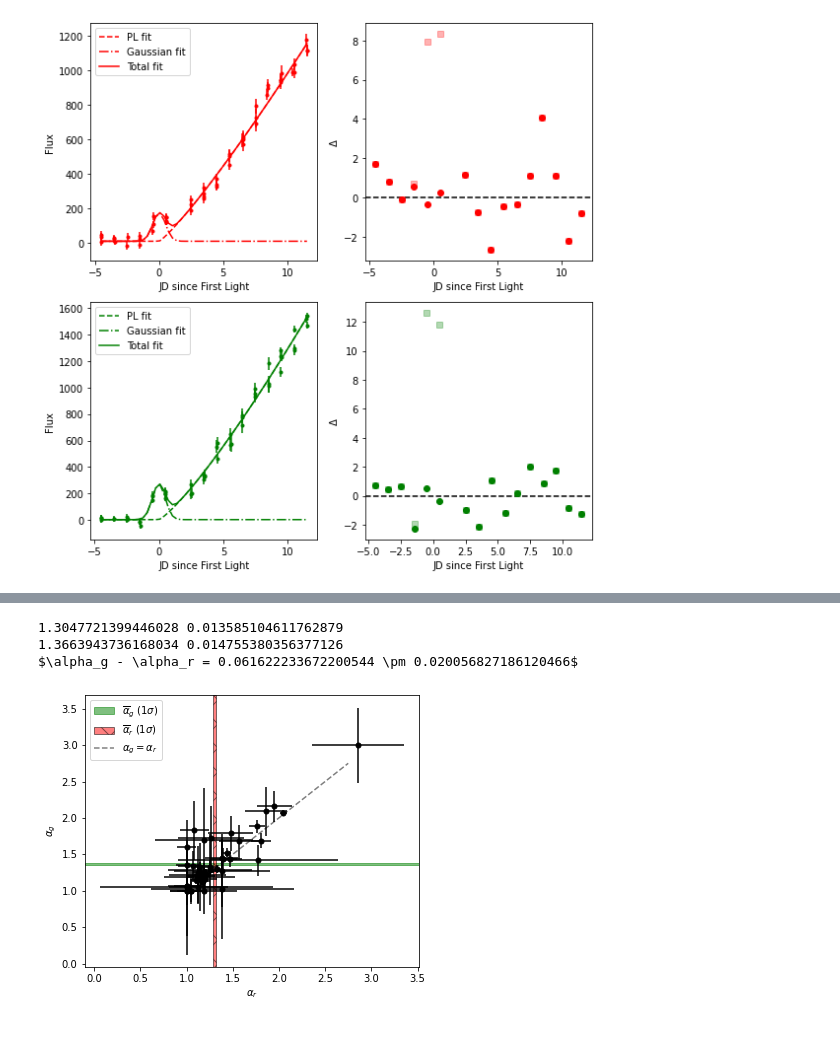
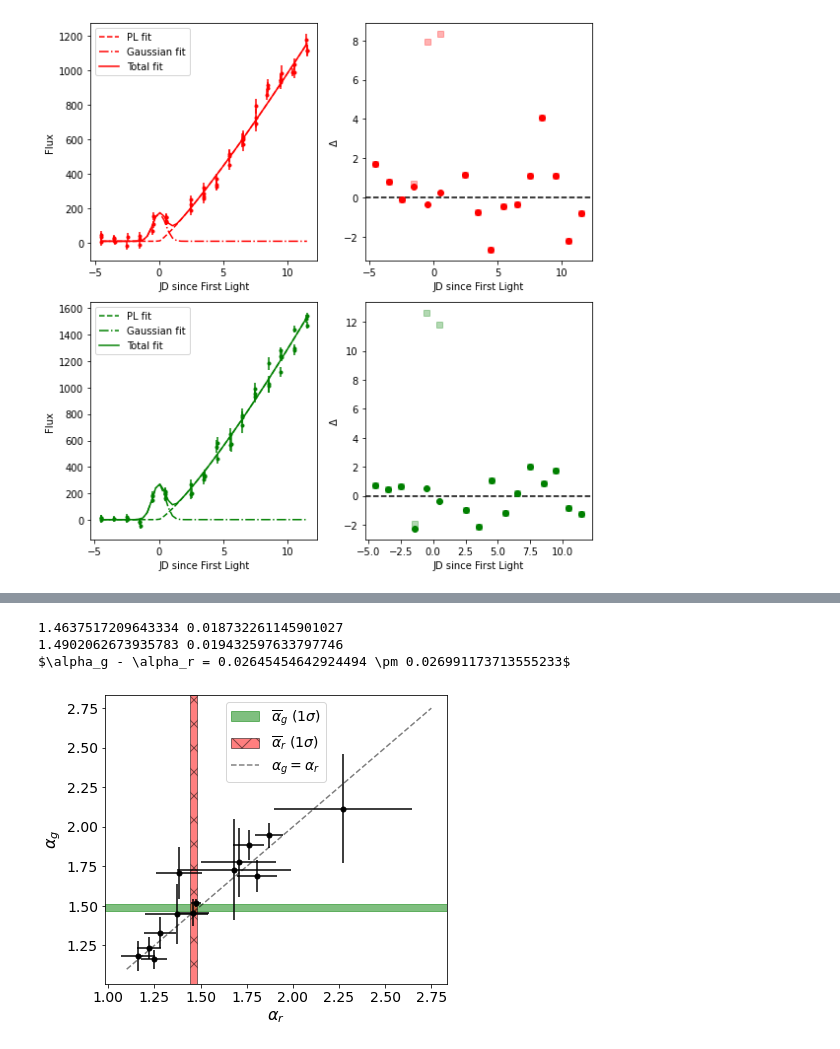
Before and after one commit to Christine8888/earlySN, a Jupyter notebook: Demo.ipynb, the cells around one changed output, grey strips where cells are left out. Drawn from its saved outputs; the diff is of its cells as text; code cells hidden in the pictures.

Commit message:
demo

```diff
--- a/Package testing 2.ipynb
+++ b/Demo.ipynb
@@ -37,7 +37,7 @@ Fitting Hubble residuals
 Tripp parameters: $lpha$= 0.10788668704578791 $\pm$ 0.014769027617377785 $\pm$, eta$= 2.7800149225248916 $\pm$ 6.179679155238995e-06 $\pm$, $\gamma$= 0.03852372490401771 $\pm$ 0.028332440418460406 $\p ...
 [figure]
 # %%
-test.load_from_saved('./package/')
+test.load_from_saved('./demo/')
 # %% [output]
 Loaded Hubble diagram parameters
 Loaded excess search results
@@ -88,7 +78,7 @@ test.N.loc['ZTF18aasdted']['N'] = 8
 test.N.loc['ZTF18aaxsioa']['N'] = 7
 test.N.loc['ZTF18aazsabq']['N'] = 8
 test.N.loc['ZTF18abaxlpi']['N'] = 9
-test.N.loc['ZTF18abauprj']['N'] = 12
+test.N.loc['ZTF18abauprj']['N'] = 9
 test.N.loc['ZTF18abimsyv']['N'] = 9
 test.N.loc['ZTF18abfgygp']['N'] = 9
 test.N.loc['ZTF18abfhryc']['N'] = 11
@@ -103,10 +118,10 @@ dataset.avg_and_error(pl_excess['alpha_r'], pl_excess['dalpha_r'])
 # %%
-test.analyze_PL(subset = "all")
+test.analyze_PL(subset = "excess")
 # %% [output]
-1.3047721399446028 0.013585104611762879
-1.3663943736168034 0.014755380356377126
-$\alpha_g - \alpha_r = 0.061622233672200544 \pm 0.020056827186120466$
+1.4637517209643334 0.018732261145901027
+1.4902062673935783 0.019432597633797746
+$\alpha_g - \alpha_r = 0.02645454642924494 \pm 0.026991173713555233$
-[figure, old version]
+[figure, new version]
 # %%
 test.compare_fit_params()
 # %% [output]
```
Also changed, not shown: parts of 17 cells of this notebook, 22 other files.
